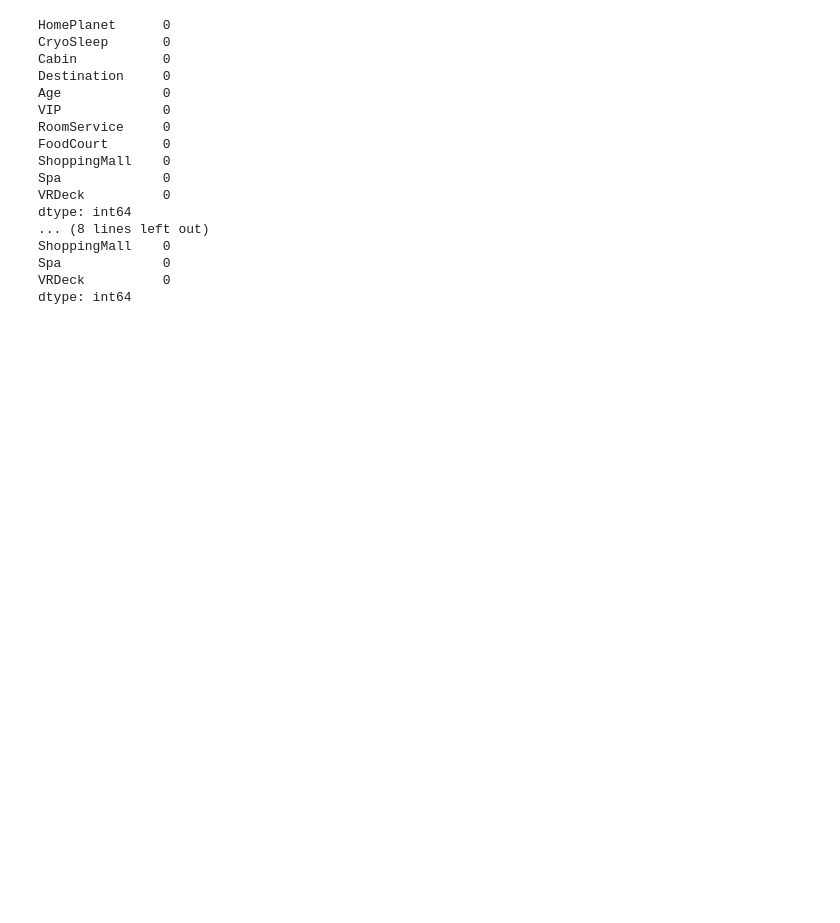
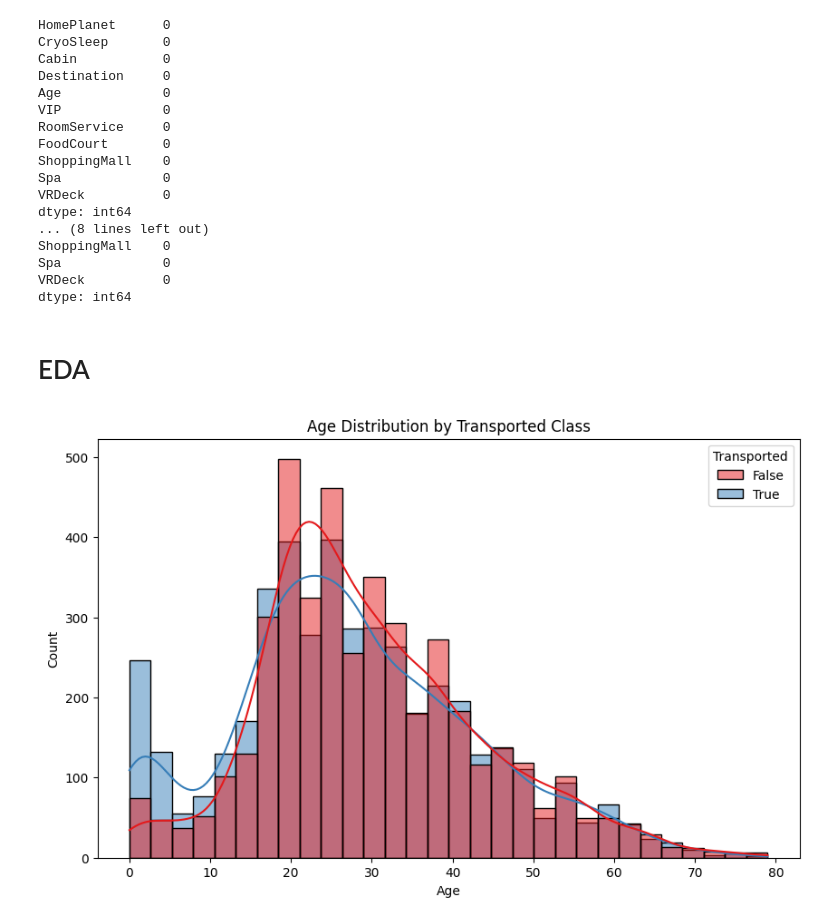
Before and after one commit to Kaggle-Challange-Group-Project/Code_file_for_kaggle_challange_-, a Jupyter notebook: Kaggle_Competion_Group_Project_.ipynb, the cells around one changed output. Saved outputs shown, nothing was run; the diff lists cells and outputs as text; code cells hidden in the pictures; blank space fills up the shorter version.

```diff
--- a/Kaggle_Competion_Group_Project_.ipynb
+++ b/Kaggle_Competion_Group_Project_.ipynb
@@ -215,3 +215,23 @@ ShoppingMall    0
 Spa             0
 VRDeck          0
 dtype: int64
+# %% [markdown]
+# EDA
+# %%
+plt.figure(figsize=(10,6))
+sns.histplot(
+    data=train_data,
+    x='Age',
+    hue='Transported',
+    bins=30,
+    kde=True,
+    palette='Set1',
+    alpha=0.5,
+    legend=True    # This is default, but explicitly set for clarity
+)
+plt.title('Age Distribution by Transported Class')
+plt.xlabel('Age')
+plt.ylabel('Count')
+plt.show()
+# %% [output]
+[figure, added]
```
Also changed, not shown: parts of 3 cells of this notebook.
